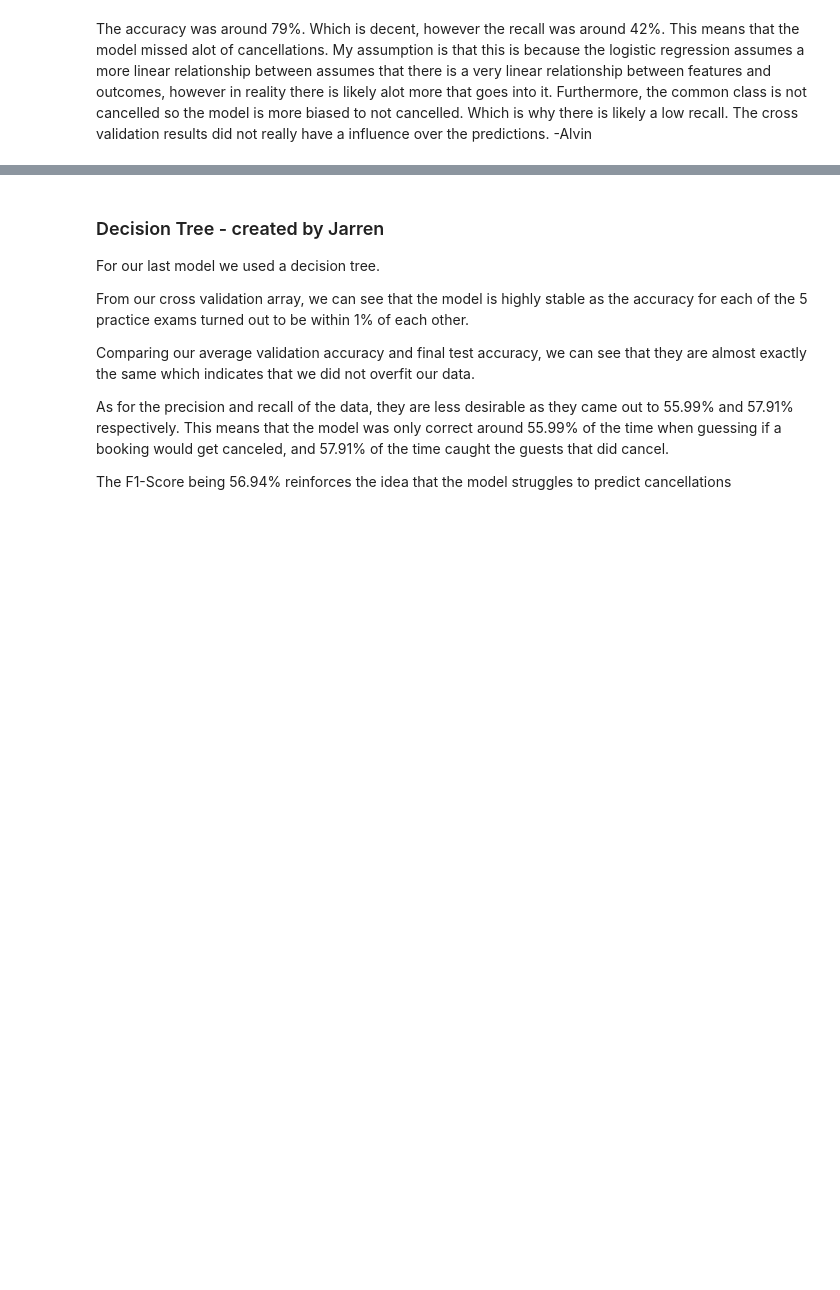
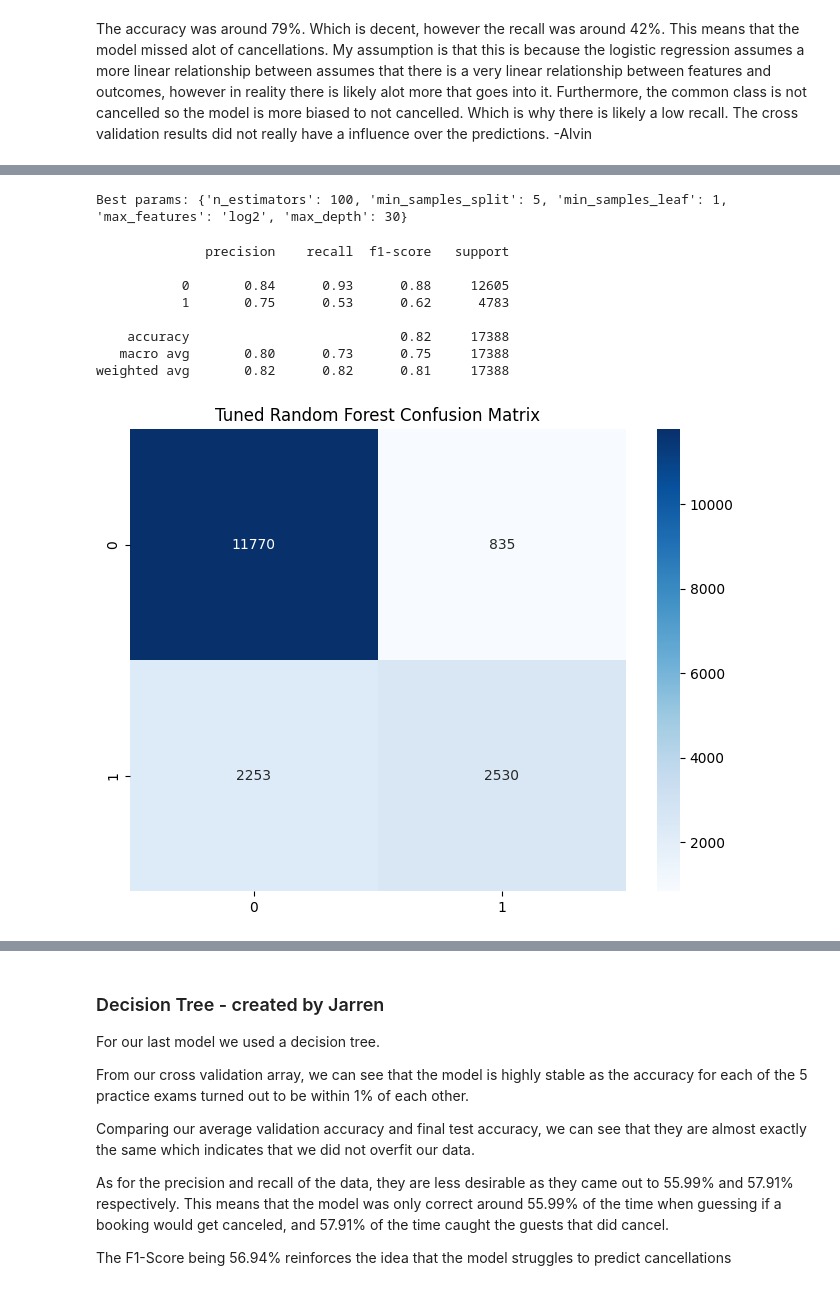
Before and after one commit to AlvinShaoPortfolio/CSE351_Project, a Jupyter notebook: Project.ipynb, the cells around one changed output, grey strips where cells are left out. Saved outputs shown, nothing was run; the diff lists cells and outputs as text; code cells hidden in the pictures; blank space fills up the shorter version.

```diff
--- a/Project.ipynb
+++ b/Project.ipynb
@@ -294,0 +262,43 @@ weighted avg       0.81      0.82      0.80     17388
+# %%
+from sklearn.model_selection import RandomizedSearchCV
+
+param_grid = {
+    'n_estimators': [100, 200, 300],
+    'max_depth': [10, 20, 30, None],
+    'min_samples_split': [2, 5, 10],
+    'min_samples_leaf': [1, 2, 4],
+    'max_features': ['sqrt', 'log2']
+}
+
+rf_search = RandomizedSearchCV(
+    RandomForestClassifier(random_state=67, n_jobs=-1),
+    param_distributions=param_grid,
+    n_iter=20,
+    cv=5,
+    scoring='accuracy',
+    random_state=67
+)
+rf_search.fit(X_train_scaled, y_train)
+print("Best params:", rf_search.best_params_)
+# %% [output]
+Best params: {'n_estimators': 100, 'min_samples_split': 5, 'min_samples_leaf': 1, 'max_features': 'log2', 'max_depth': 30}
+# %%
+best_rf = rf_search.best_estimator_
+best_rf_prediction = best_rf.predict(X_test_scaled)
+
+print(classification_report(y_test, best_rf_prediction))
+
+plt.figure(figsize=(8,6))
+sns.heatmap(confusion_matrix(y_test, best_rf_prediction), annot=True, fmt='d', cmap='Blues')
+plt.title('Tuned Random Forest Confusion Matrix')
+plt.show()
+# %% [output]
+              precision    recall  f1-score   support
+
+           0       0.84      0.93      0.88     12605
+           1       0.75      0.53      0.62      4783
+
+    accuracy                           0.82     17388
+   macro avg       0.80      0.73      0.75     17388
+weighted avg       0.82      0.82      0.81     17388
+[figure, added]
```
Also changed, not shown: parts of 7 cells of this notebook.
